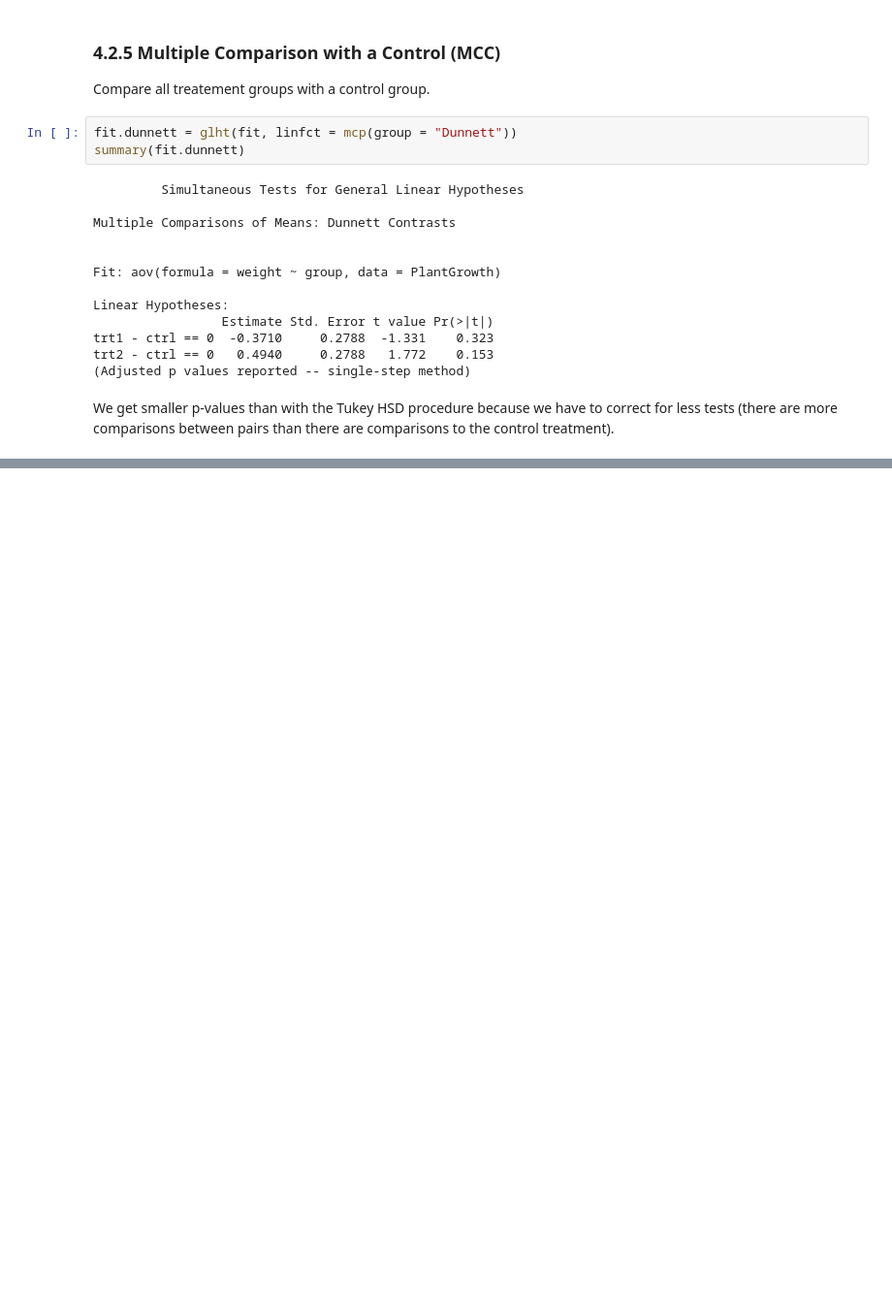
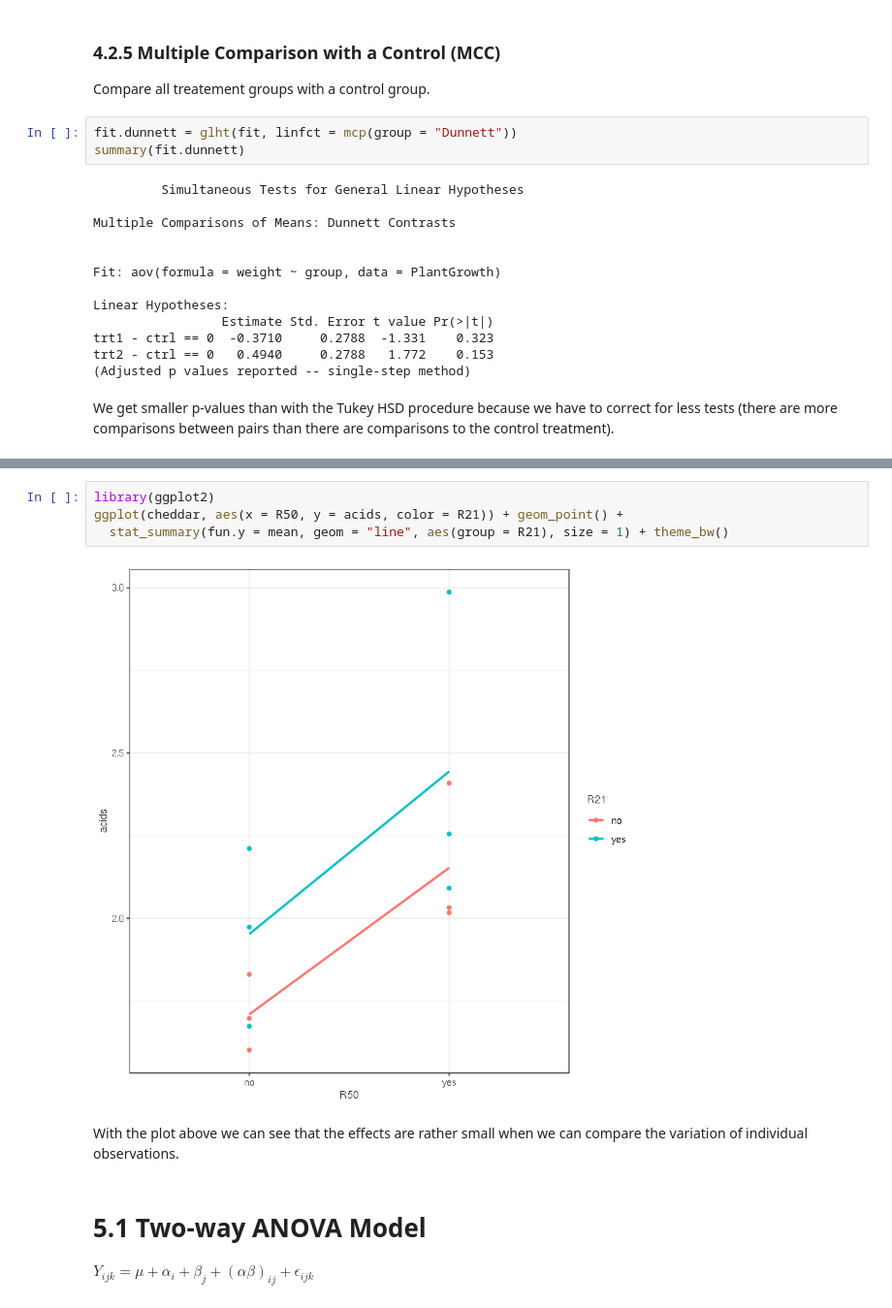
Before and after one commit to naivelogic/exploring_r, a Jupyter notebook: basics/ANOVA in R.ipynb, the cells around one changed output, grey strips where cells are left out. Shown at 97% size. Cells and saved outputs as stored; diff of their text form; blank space fills up the shorter version.

```diff
--- a/basics/ANOVA in R.ipynb
+++ b/basics/ANOVA in R.ipynb
@@ -560,0 +606,12 @@ We get smaller p-values than with the Tukey HSD procedure because we have to cor
+# %%
+library(ggplot2)
+ggplot(cheddar, aes(x = R50, y = acids, color = R21)) + geom_point() +
+  stat_summary(fun.y = mean, geom = "line", aes(group = R21), size = 1) + theme_bw()
+# %% [output]
+[figure, added]
+# %% [markdown]
+With the plot above we can see that the effects are rather small when we can compare the variation of individual observations.
+# %% [markdown]
+# 5.1 Two-way ANOVA Model
+
+$Y_{ijk} = \mu + \alpha_i + \beta_j + (\alpha \beta)_{ij} + \epsilon_{ijk}$
```
Also changed, not shown: parts of 14 cells of this notebook.
